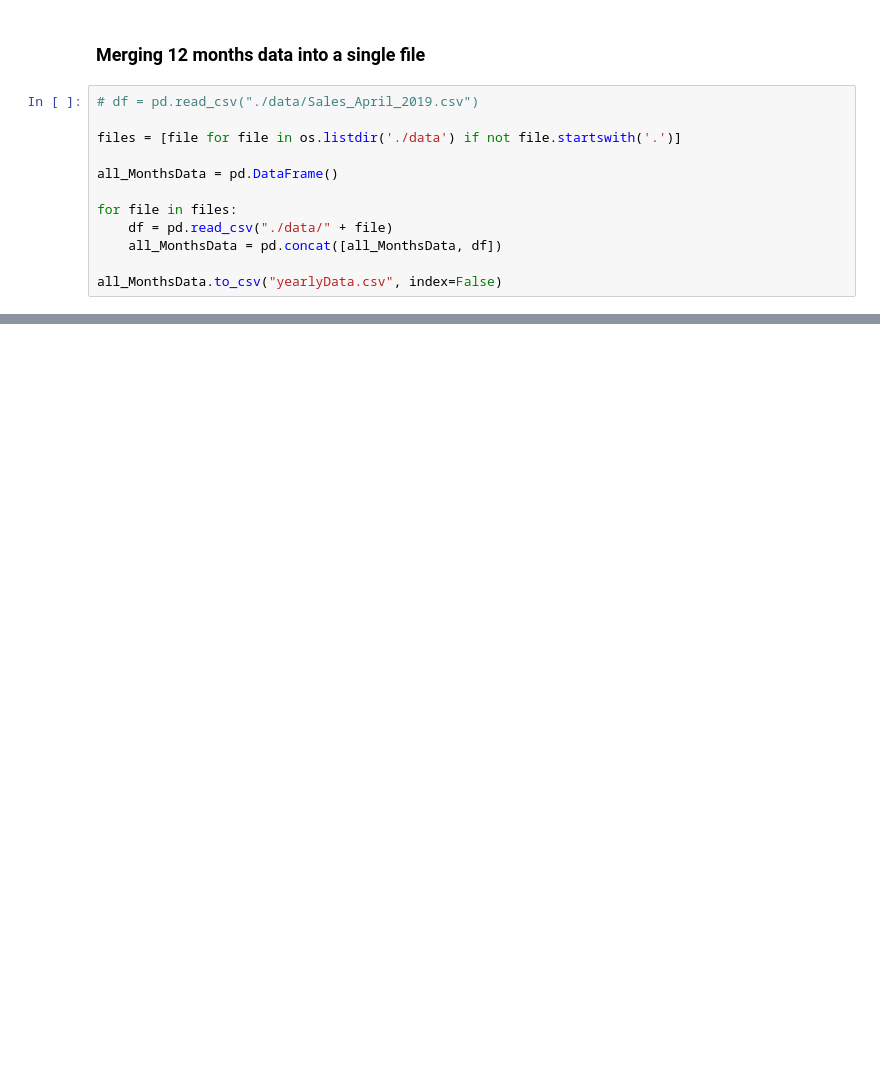
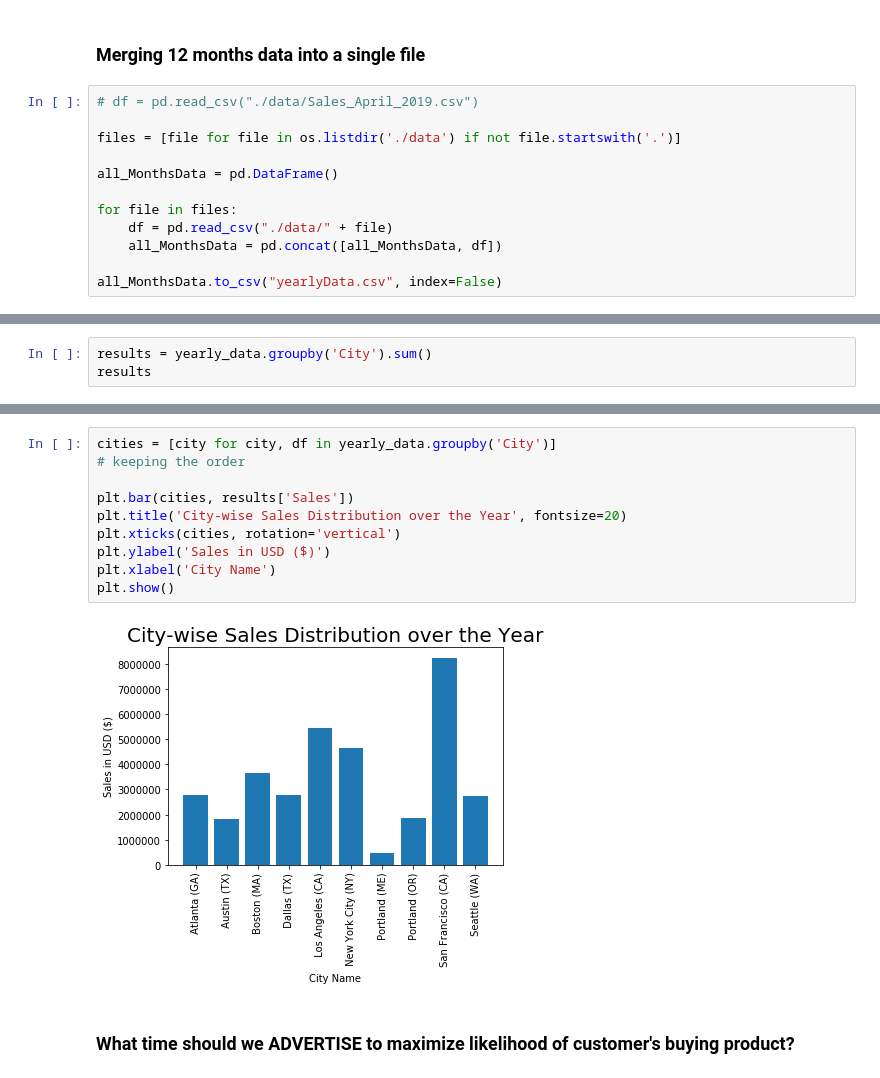
Before and after one commit to satyam9753/sales-data-analysis, a Jupyter notebook: main.ipynb, the cells around one changed output, grey strips where cells are left out. Drawn from its saved outputs; the diff is of its cells as text; blank space fills up the shorter version.

```diff
--- a/main.ipynb
+++ b/main.ipynb
@@ -39,0 +134,3 @@ df
+# %%
+results = yearly_data.groupby('City').sum()
+results
@@ -39,0 +150,14 @@ df
+# %%
+cities = [city for city, df in yearly_data.groupby('City')]
+# keeping the order
+
+plt.bar(cities, results['Sales'])
+plt.title('City-wise Sales Distribution over the Year', fontsize=20)
+plt.xticks(cities, rotation='vertical')
+plt.ylabel('Sales in USD ($)')
+plt.xlabel('City Name')
+plt.show()
+# %% [output]
+[figure, added]
+# %% [markdown]
+### What time should we ADVERTISE to maximize likelihood of customer's buying product?
```
Also changed, not shown: parts of 27 cells of this notebook.
